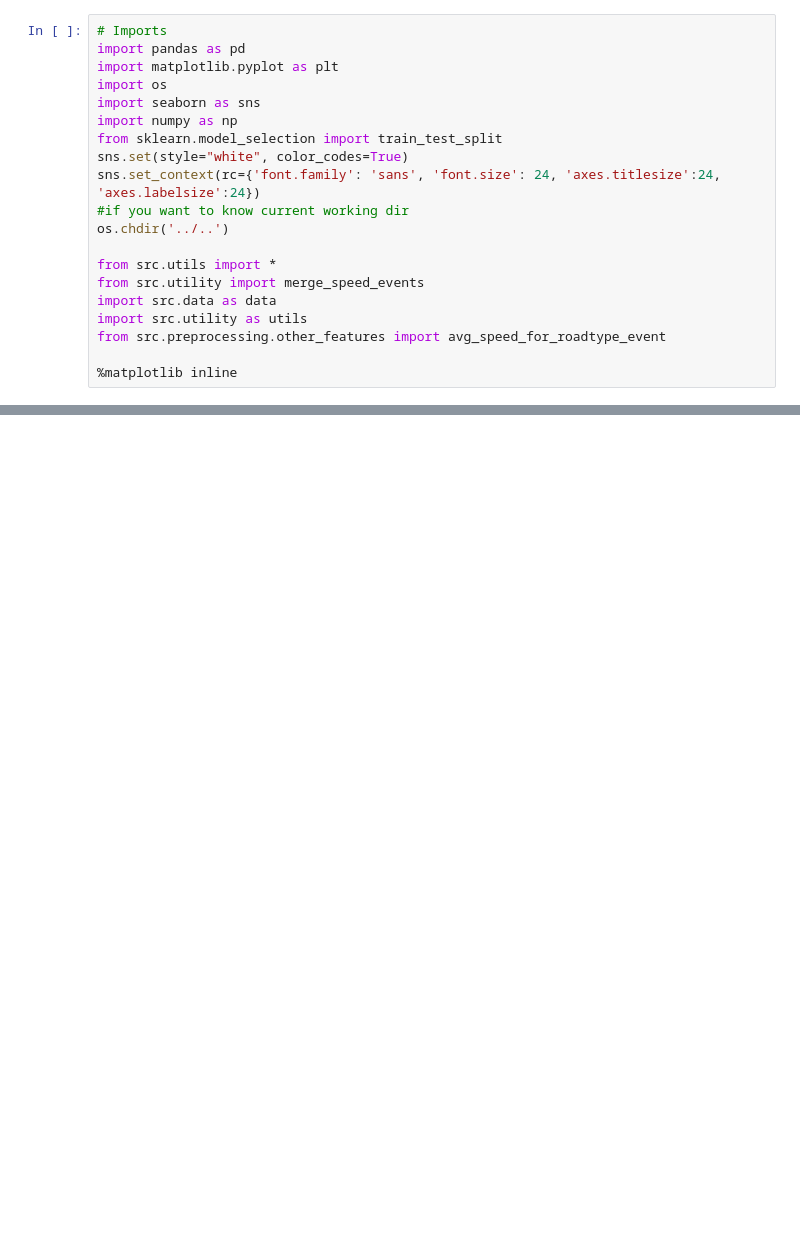
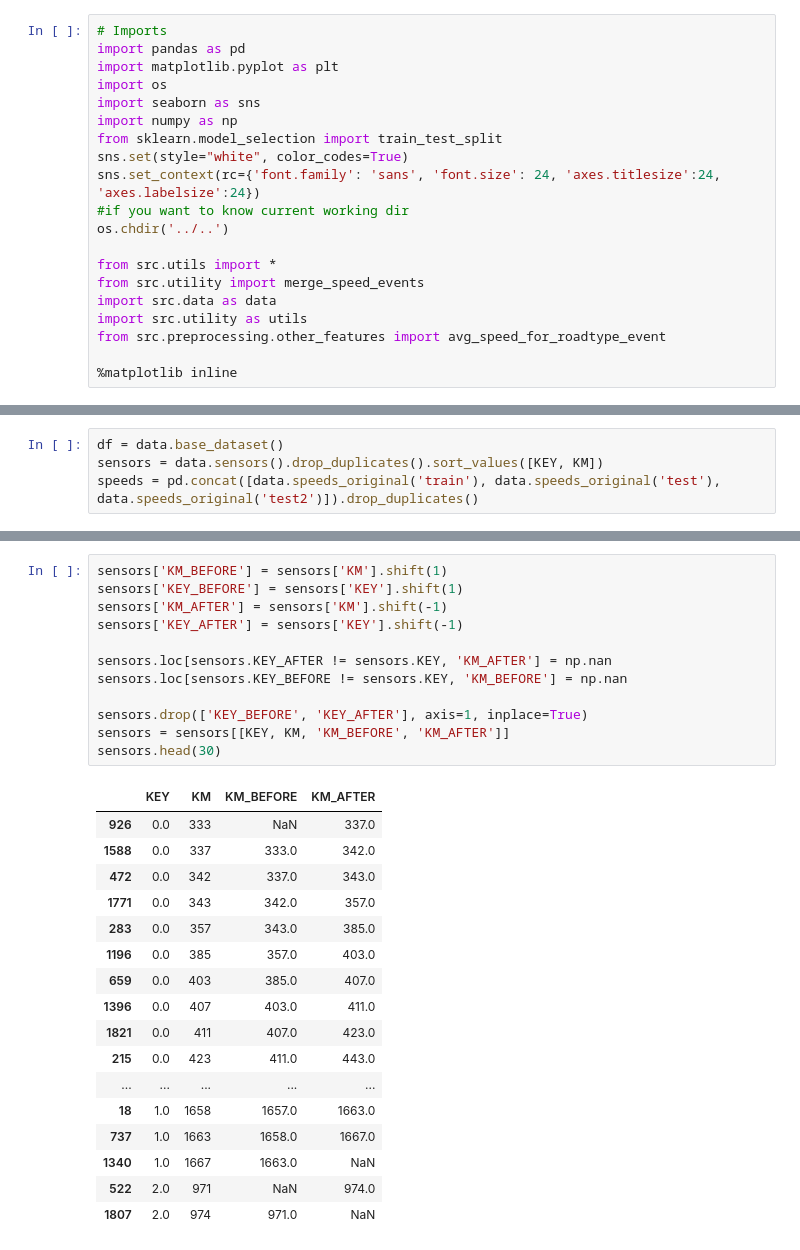
Before and after one commit to gianpy15/DMProject, a Jupyter notebook: notebooks/Gianpy/features.ipynb, the cells around one changed output, grey strips where cells are left out. Drawn from its saved outputs; the diff is of its cells as text; blank space fills up the shorter version.

```diff
--- a/notebooks/Gianpy/features.ipynb
+++ b/notebooks/Gianpy/features.ipynb
@@ -56,0 +21,4 @@ resampled_speeds.head(5)
+# %%
+df = data.base_dataset()
+sensors = data.sensors().drop_duplicates().sort_values([KEY, KM])
+speeds = pd.concat([data.speeds_original('train'), data.speeds_original('test'), data.speeds_original('test2')]).drop_duplicates()
@@ -57 +59,31 @@ resampled_speeds.head(5)
+# %%
+sensors['KM_BEFORE'] = sensors['KM'].shift(1)
+sensors['KEY_BEFORE'] = sensors['KEY'].shift(1)
+sensors['KM_AFTER'] = sensors['KM'].shift(-1)
+sensors['KEY_AFTER'] = sensors['KEY'].shift(-1)
+
+sensors.loc[sensors.KEY_AFTER != sensors.KEY, 'KM_AFTER'] = np.nan
+sensors.loc[sensors.KEY_BEFORE != sensors.KEY, 'KM_BEFORE'] = np.nan
+
+sensors.drop(['KEY_BEFORE', 'KEY_AFTER'], axis=1, inplace=True)
+sensors = sensors[[KEY, KM, 'KM_BEFORE', 'KM_AFTER']]
+sensors.head(30)
+# %% [output]
+|  | KEY | KM | KM_BEFORE | KM_AFTER |
+| 926 | 0.0 | 333 | NaN | 337.0 |
+| 1588 | 0.0 | 337 | 333.0 | 342.0 |
+| 472 | 0.0 | 342 | 337.0 | 343.0 |
+| 1771 | 0.0 | 343 | 342.0 | 357.0 |
+| 283 | 0.0 | 357 | 343.0 | 385.0 |
+| 1196 | 0.0 | 385 | 357.0 | 403.0 |
+| 659 | 0.0 | 403 | 385.0 | 407.0 |
+| 1396 | 0.0 | 407 | 403.0 | 411.0 |
+| 1821 | 0.0 | 411 | 407.0 | 423.0 |
+| 215 | 0.0 | 423 | 411.0 | 443.0 |
+| ... | ... | ... | ... | ... |
+| 18 | 1.0 | 1658 | 1657.0 | 1663.0 |
+| 737 | 1.0 | 1663 | 1658.0 | 1667.0 |
+| 1340 | 1.0 | 1667 | 1663.0 | NaN |
+| 522 | 2.0 | 971 | NaN | 974.0 |
+| 1807 | 2.0 | 974 | 971.0 | NaN |
 # %%
```
Also changed, not shown: parts of 18 cells of this notebook, 2 other files.
